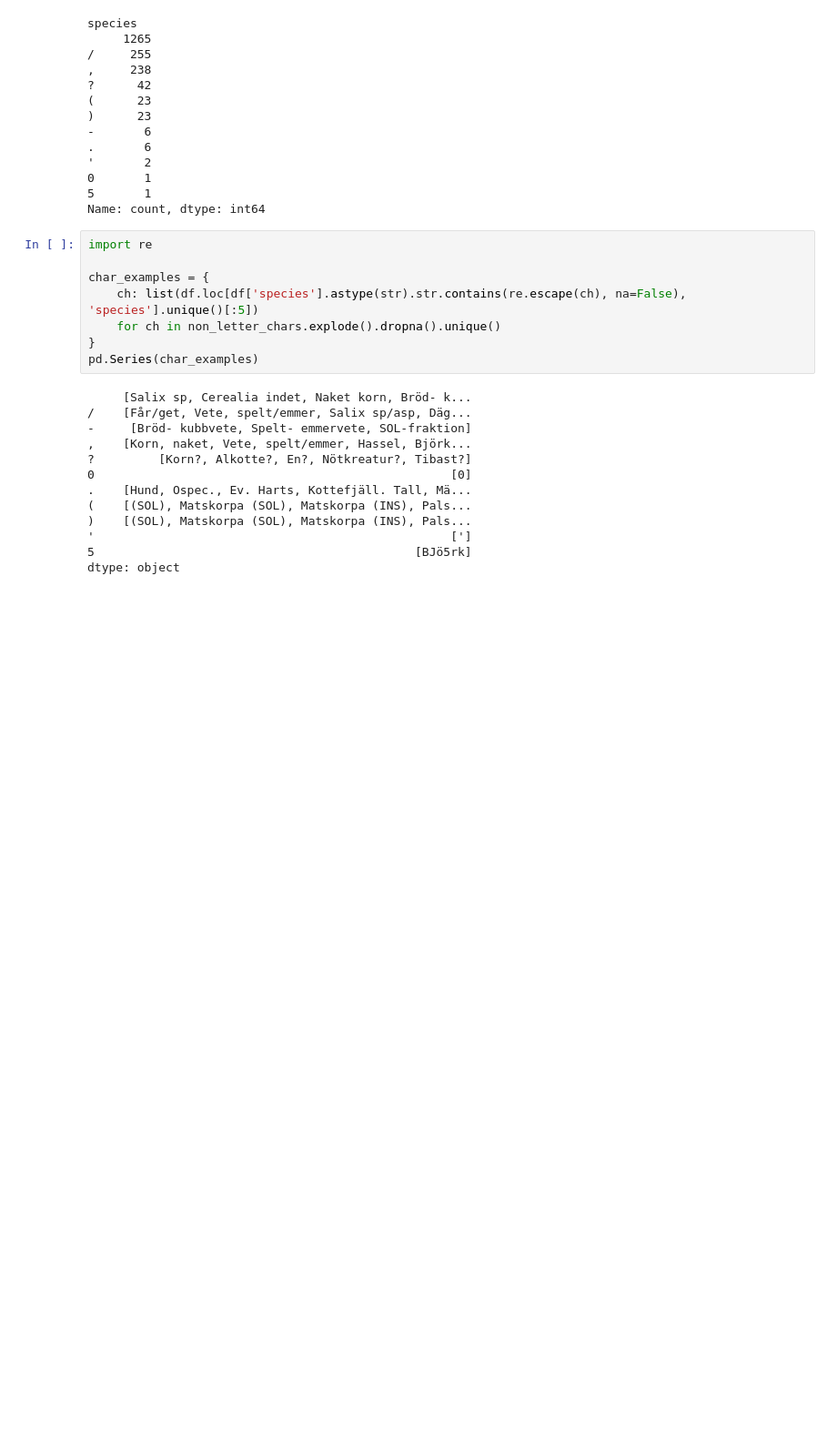
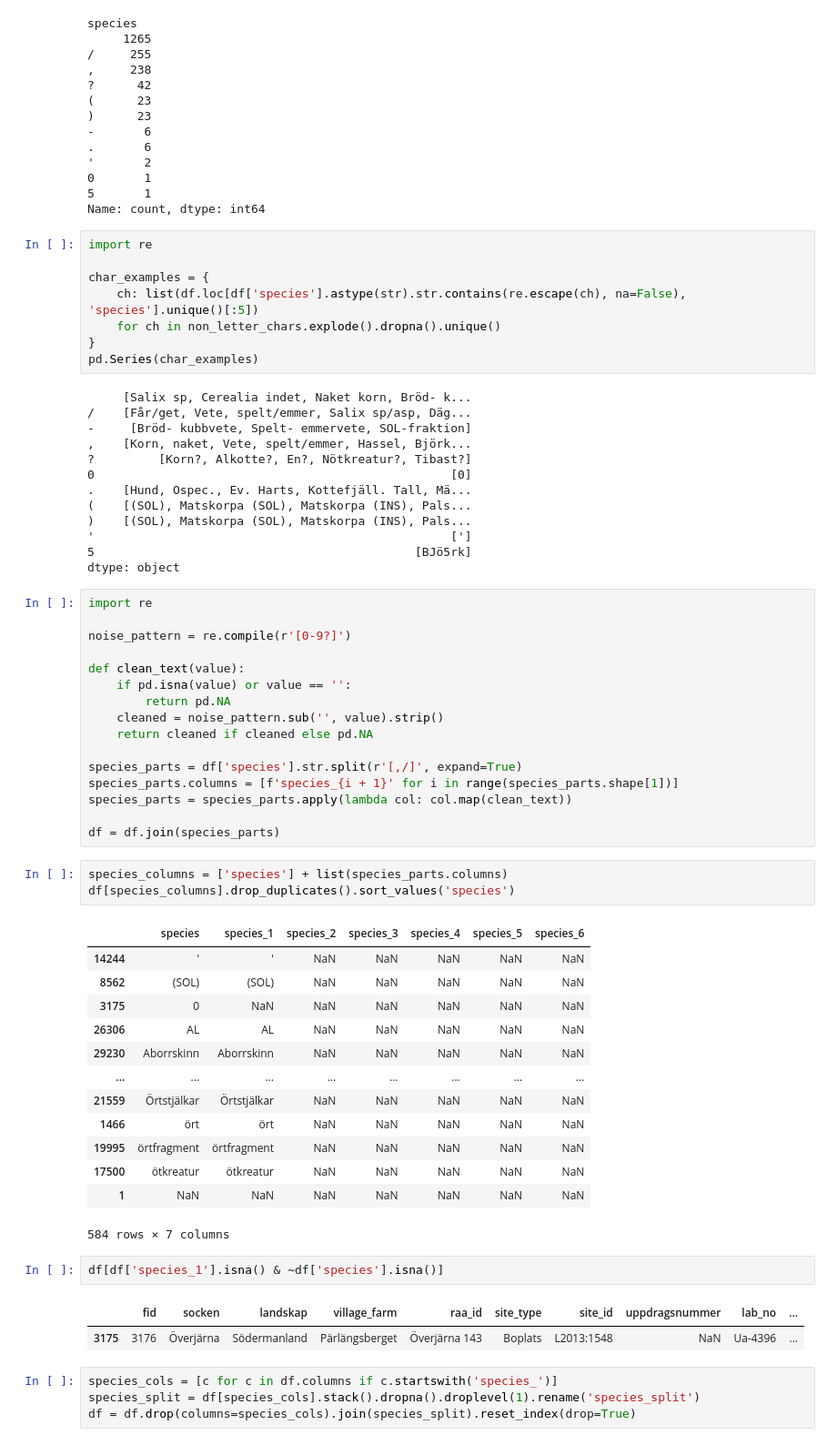
Before and after one commit to Br1CM/sead_strucke_data_cleaning, a Jupyter notebook: notebooks/explore.ipynb, the cells around one changed output. Shown at 91% size. Drawn from its saved outputs; the diff is of its cells as text; blank space fills up the shorter version.

Commit message:
more species analysis and melt of species
Co-Authored-By: Claude Sonnet 5 <noreply@anthropic.com>

```diff
--- a/notebooks/explore.ipynb
+++ b/notebooks/explore.ipynb
@@ -668,3 +668,45 @@ pd.Series(char_examples)
 '                                                  [']
 5                                             [BJö5rk]
 dtype: object
+# %%
+import re
+
+noise_pattern = re.compile(r'[0-9?]')
+
+def clean_text(value):
+    if pd.isna(value) or value == '':
+        return pd.NA
+    cleaned = noise_pattern.sub('', value).strip()
+    return cleaned if cleaned else pd.NA
+
+species_parts = df['species'].str.split(r'[,/]', expand=True)
+species_parts.columns = [f'species_{i + 1}' for i in range(species_parts.shape[1])]
+species_parts = species_parts.apply(lambda col: col.map(clean_text))
+
+df = df.join(species_parts)
+# %%
+species_columns = ['species'] + list(species_parts.columns)
+df[species_columns].drop_duplicates().sort_values('species')
+# %% [output]
+|  | species | species_1 | species_2 | species_3 | species_4 | species_5 | species_6 |
+| 14244 | ' | ' | NaN | NaN | NaN | NaN | NaN |
+| 8562 | (SOL) | (SOL) | NaN | NaN | NaN | NaN | NaN |
+| 3175 | 0 | NaN | NaN | NaN | NaN | NaN | NaN |
+| 26306 | AL | AL | NaN | NaN | NaN | NaN | NaN |
+| 29230 | Aborrskinn | Aborrskinn | NaN | NaN | NaN | NaN | NaN |
+| ... | ... | ... | ... | ... | ... | ... | ... |
+| 21559 | Örtstjälkar | Örtstjälkar | NaN | NaN | NaN | NaN | NaN |
+| 1466 | ört | ört | NaN | NaN | NaN | NaN | NaN |
+| 19995 | örtfragment | örtfragment | NaN | NaN | NaN | NaN | NaN |
+| 17500 | ötkreatur | ötkreatur | NaN | NaN | NaN | NaN | NaN |
+| 1 | NaN | NaN | NaN | NaN | NaN | NaN | NaN |
+584 rows × 7 columns
+# %%
+df[df['species_1'].isna() & ~df['species'].isna()]
+# %% [output]
+|  | fid | socken | landskap | village_farm | raa_id | site_type | site_id | uppdragsnummer | lab_no | ... |
+| 3175 | 3176 | Överjärna | Södermanland | Pärlängsberget | Överjärna 143 | Boplats | L2013:1548 | NaN | Ua-4396 | ... |
+# %%
+species_cols = [c for c in df.columns if c.startswith('species_')]
+species_split = df[species_cols].stack().dropna().droplevel(1).rename('species_split')
+df = df.drop(columns=species_cols).join(species_split).reset_index(drop=True)
```
Also changed, not shown: parts of 3 cells of this notebook, 1 other file.
